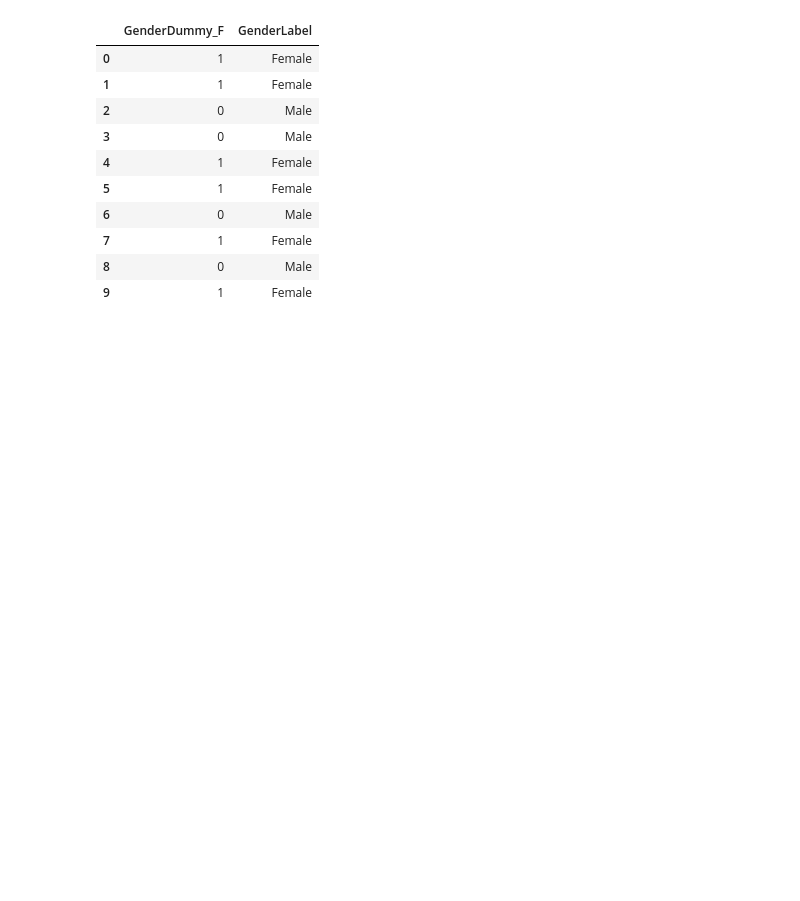
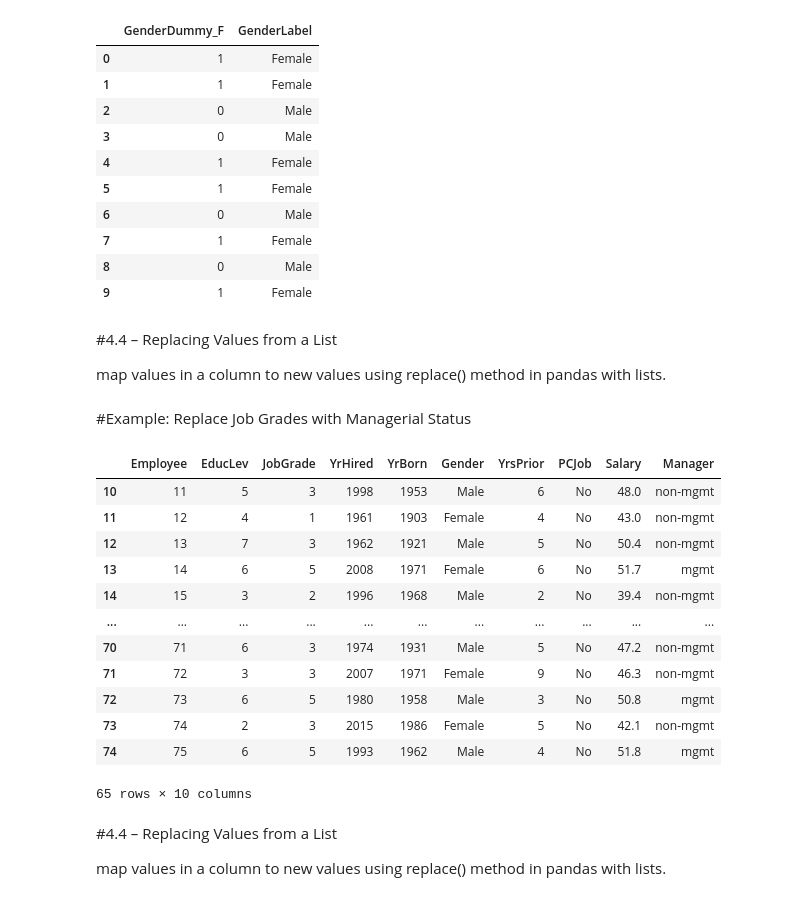
Before and after one commit to Aishaamalik/Data-Analysis-Intern, a Jupyter notebook: week_0.ipynb, the cells around one changed output. Drawn from its saved outputs; the diff is of its cells as text; code cells hidden in the pictures; blank space fills up the shorter version.

```diff
--- a/week_0.ipynb
+++ b/week_0.ipynb
@@ -927,3 +927,41 @@ bank[['GenderDummy_F', 'GenderLabel']].head(10)
 | 7 | 1 | Female |
 | 8 | 0 | Male |
 | 9 | 1 | Female |
+# %% [markdown]
+#4.4 – Replacing Values from a List
+
+map values in a column to new values using replace() method in pandas with lists.
+# %%
+import pandas as pd
+
+# Load dataset
+bank = pd.read_csv('Data/Bank.csv')
+# %% [markdown]
+#Example: Replace Job Grades with Managerial Status
+# %%
+grades = [1, 2, 3, 4, 5, 6]
+status = ["non-mgmt", "non-mgmt", "non-mgmt", "non-mgmt", "mgmt", "mgmt"]
+
+# Create a new column 'Manager' using replace()
+bank['Manager'] = bank['JobGrade'].replace(grades, status)
+
+# Preview specific rows
+bank[10:75]
+# %% [output]
+|  | Employee | EducLev | JobGrade | YrHired | YrBorn | Gender | YrsPrior | PCJob | Salary | Manager |
+| 10 | 11 | 5 | 3 | 1998 | 1953 | Male | 6 | No | 48.0 | non-mgmt |
+| 11 | 12 | 4 | 1 | 1961 | 1903 | Female | 4 | No | 43.0 | non-mgmt |
+| 12 | 13 | 7 | 3 | 1962 | 1921 | Male | 5 | No | 50.4 | non-mgmt |
+| 13 | 14 | 6 | 5 | 2008 | 1971 | Female | 6 | No | 51.7 | mgmt |
+| 14 | 15 | 3 | 2 | 1996 | 1968 | Male | 2 | No | 39.4 | non-mgmt |
+| ... | ... | ... | ... | ... | ... | ... | ... | ... | ... | ... |
+| 70 | 71 | 6 | 3 | 1974 | 1931 | Male | 5 | No | 47.2 | non-mgmt |
+| 71 | 72 | 3 | 3 | 2007 | 1971 | Female | 9 | No | 46.3 | non-mgmt |
+| 72 | 73 | 6 | 5 | 1980 | 1958 | Male | 3 | No | 50.8 | mgmt |
+| 73 | 74 | 2 | 3 | 2015 | 1986 | Female | 5 | No | 42.1 | non-mgmt |
+| 74 | 75 | 6 | 5 | 1993 | 1962 | Male | 4 | No | 51.8 | mgmt |
+65 rows × 10 columns
+# %% [markdown]
+#4.4 – Replacing Values from a List
+
+ map values in a column to new values using replace() method in pandas with lists.
```
Also changed, not shown: parts of 14 cells of this notebook.
